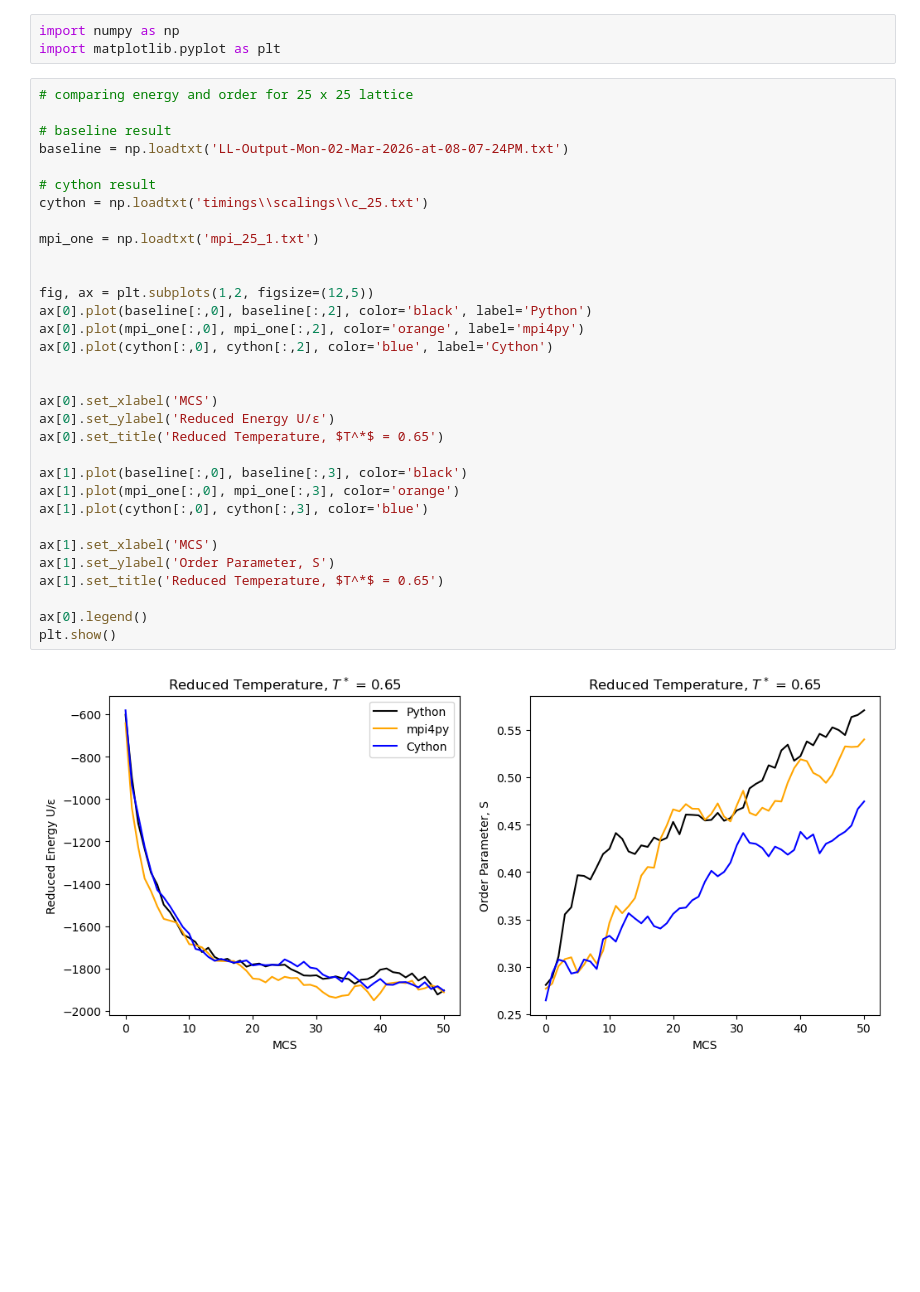
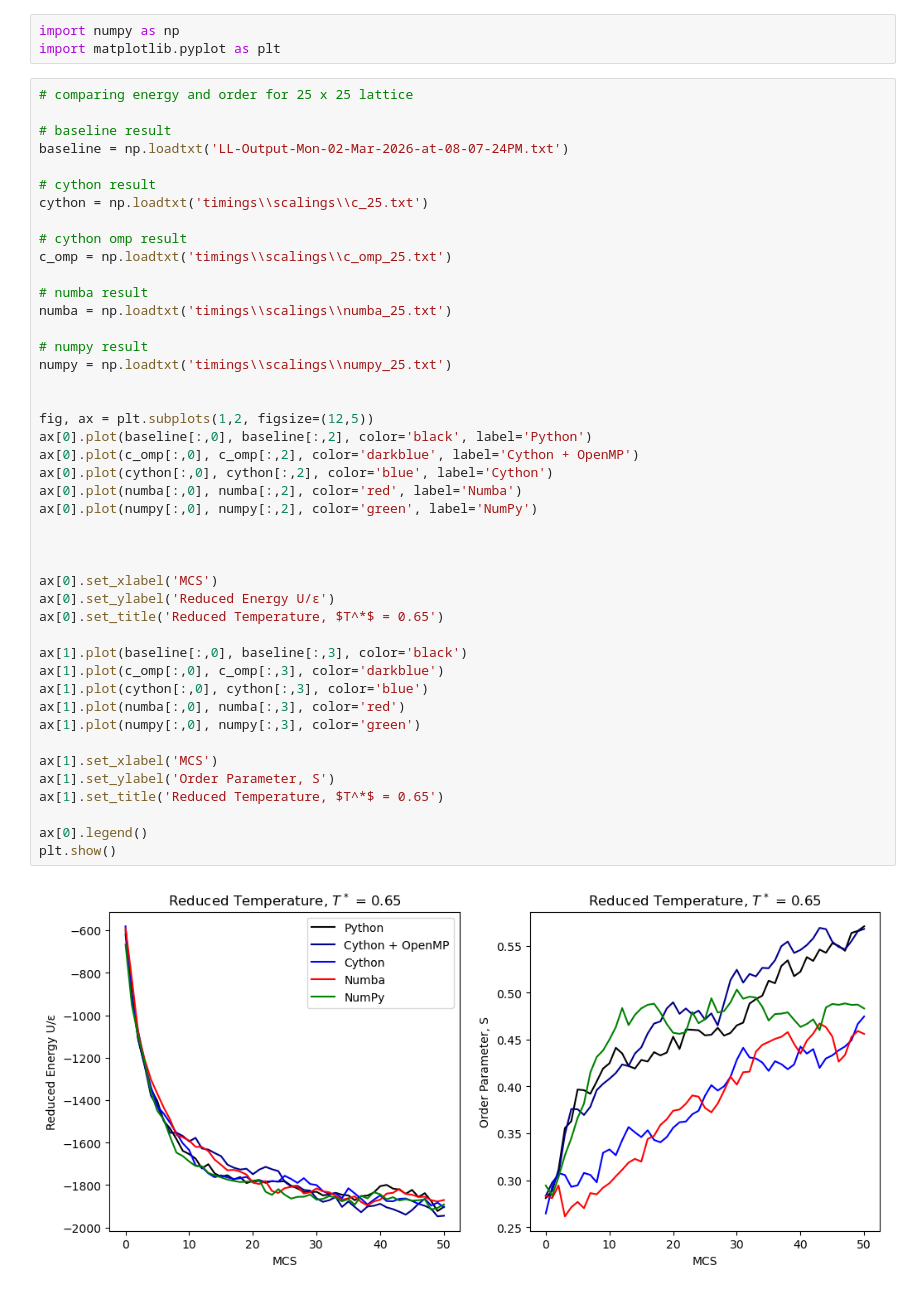
Before and after one commit to summerz04/LebwohlLasher, a Jupyter notebook: LebwohlLasher_Plotting.ipynb, the cells around one changed output. Cells and saved outputs as stored; diff of their text form; blank space fills up the shorter version.

```diff
--- a/LebwohlLasher_Plotting.ipynb
+++ b/LebwohlLasher_Plotting.ipynb
@@ -272,34 +269,46 @@ import matplotlib.pyplot as plt
 # %%
 # comparing energy and order for 25 x 25 lattice
 
 # baseline result
 baseline = np.loadtxt('LL-Output-Mon-02-Mar-2026-at-08-07-24PM.txt')
 
 # cython result
 cython = np.loadtxt('timings\\scalings\\c_25.txt')
 
-mpi_one = np.loadtxt('mpi_25_1.txt')
+# cython omp result
+c_omp = np.loadtxt('timings\\scalings\\c_omp_25.txt')
+
+# numba result
+numba = np.loadtxt('timings\\scalings\\numba_25.txt')
+
+# numpy result
+numpy = np.loadtxt('timings\\scalings\\numpy_25.txt')
 
 
 fig, ax = plt.subplots(1,2, figsize=(12,5))
 ax[0].plot(baseline[:,0], baseline[:,2], color='black', label='Python')
-ax[0].plot(mpi_one[:,0], mpi_one[:,2], color='orange', label='mpi4py')
+ax[0].plot(c_omp[:,0], c_omp[:,2], color='darkblue', label='Cython + OpenMP')
 ax[0].plot(cython[:,0], cython[:,2], color='blue', label='Cython')
+ax[0].plot(numba[:,0], numba[:,2], color='red', label='Numba')
+ax[0].plot(numpy[:,0], numpy[:,2], color='green', label='NumPy')
+
 
 
 ax[0].set_xlabel('MCS')
 ax[0].set_ylabel('Reduced Energy U/ε')
 ax[0].set_title('Reduced Temperature, $T^*$ = 0.65')
 
 ax[1].plot(baseline[:,0], baseline[:,3], color='black')
-ax[1].plot(mpi_one[:,0], mpi_one[:,3], color='orange')
+ax[1].plot(c_omp[:,0], c_omp[:,3], color='darkblue')
 ax[1].plot(cython[:,0], cython[:,3], color='blue')
+ax[1].plot(numba[:,0], numba[:,3], color='red')
+ax[1].plot(numpy[:,0], numpy[:,3], color='green')
 
 ax[1].set_xlabel('MCS')
 ax[1].set_ylabel('Order Parameter, S')
 ax[1].set_title('Reduced Temperature, $T^*$ = 0.65')
 
 ax[0].legend()
 plt.show()
 # %% [output]
-[figure, old version]
+[figure, new version]
```
Also changed, not shown: parts of 10 cells of this notebook.
